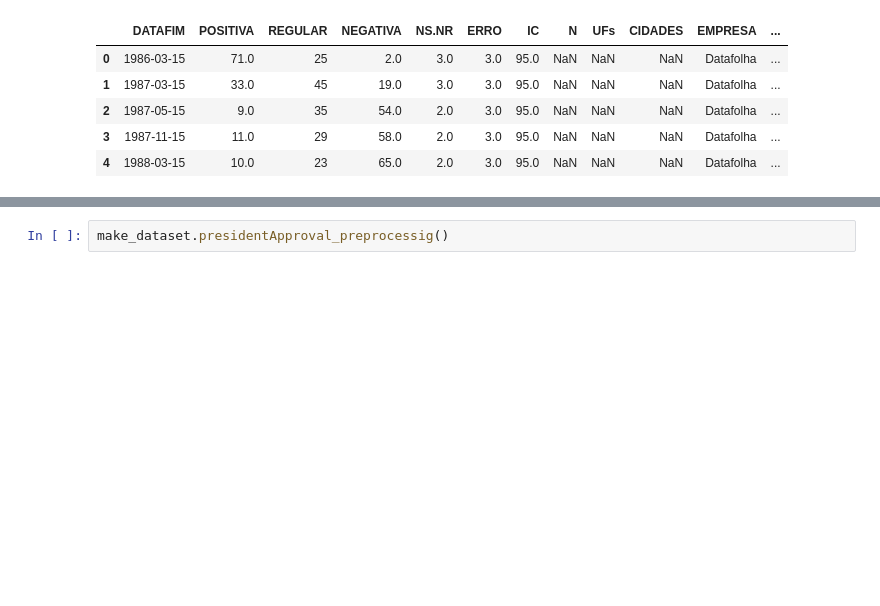
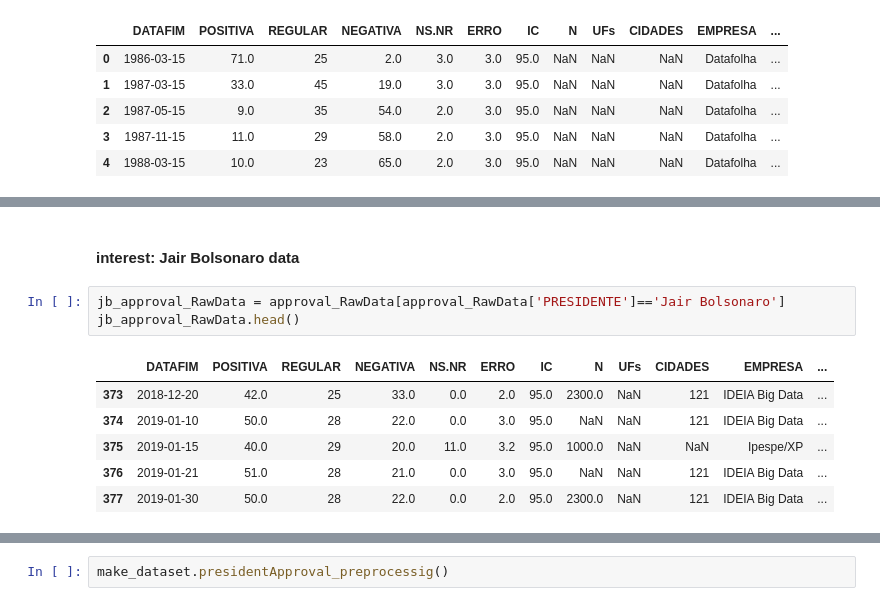
Before and after one commit to gabrielbfs/brazil_election2020, a Jupyter notebook: notebooks/1.1-gbf-2020brazil_bolsonaroApproval.ipynb, the cells around one changed output, grey strips where cells are left out. Saved outputs shown, nothing was run; the diff lists cells and outputs as text; blank space fills up the shorter version.

```diff
--- a/notebooks/1.1-gbf-2020brazil_bolsonaroApproval.ipynb
+++ b/notebooks/1.1-gbf-2020brazil_bolsonaroApproval.ipynb
@@ -103,0 +111,12 @@ approval_RawData.head()
+# %% [markdown]
+#### interest: Jair Bolsonaro data
+# %%
+jb_approval_RawData = approval_RawData[approval_RawData['PRESIDENTE']=='Jair Bolsonaro']
+jb_approval_RawData.head()
+# %% [output]
+|  | DATAFIM | POSITIVA | REGULAR | NEGATIVA | NS.NR | ERRO | IC | N | UFs | CIDADES | EMPRESA | ... |
+| 373 | 2018-12-20 | 42.0 | 25 | 33.0 | 0.0 | 2.0 | 95.0 | 2300.0 | NaN | 121 | IDEIA Big Data | ... |
+| 374 | 2019-01-10 | 50.0 | 28 | 22.0 | 0.0 | 3.0 | 95.0 | NaN | NaN | 121 | IDEIA Big Data | ... |
+| 375 | 2019-01-15 | 40.0 | 29 | 20.0 | 11.0 | 3.2 | 95.0 | 1000.0 | NaN | NaN | Ipespe/XP | ... |
+| 376 | 2019-01-21 | 51.0 | 28 | 21.0 | 0.0 | 3.0 | 95.0 | NaN | NaN | 121 | IDEIA Big Data | ... |
+| 377 | 2019-01-30 | 50.0 | 28 | 22.0 | 0.0 | 2.0 | 95.0 | 2300.0 | NaN | 121 | IDEIA Big Data | ... |
```
Also changed, not shown: parts of 26 cells of this notebook, 4 other files.
